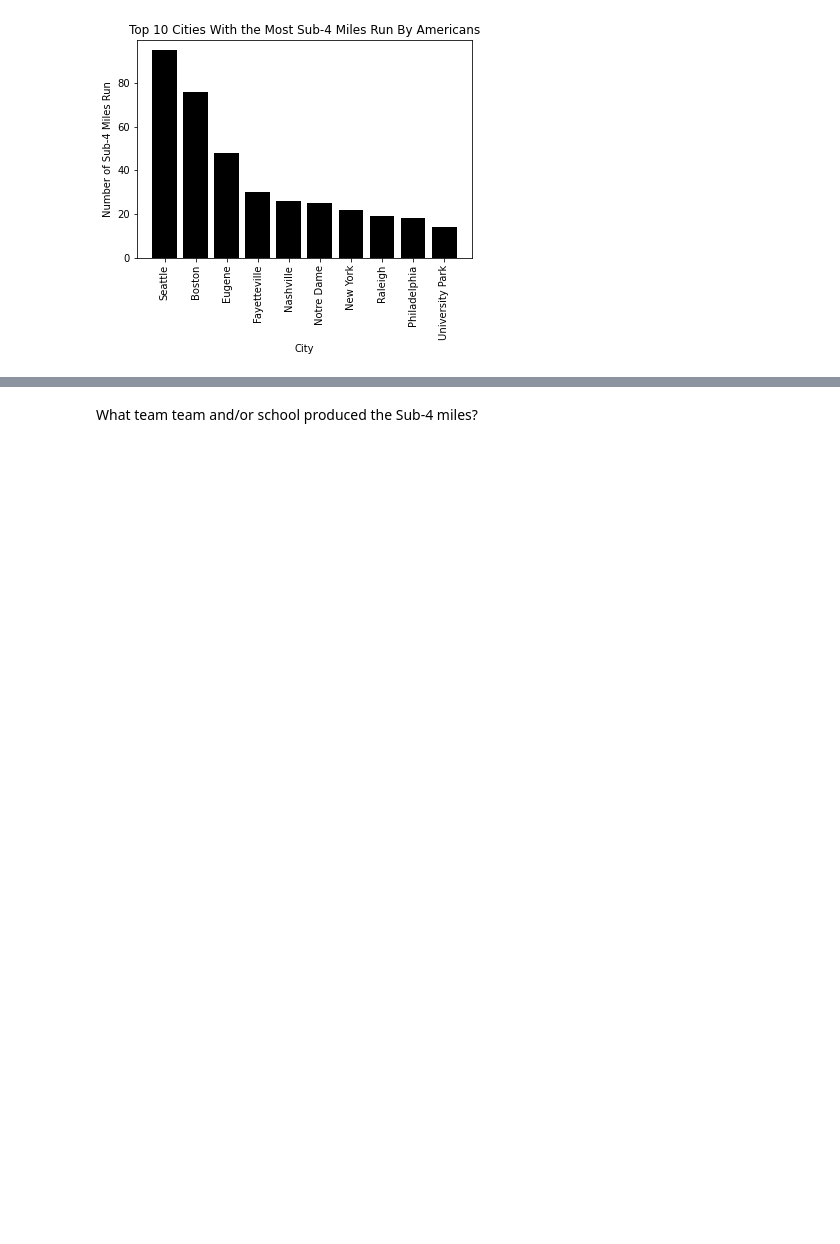
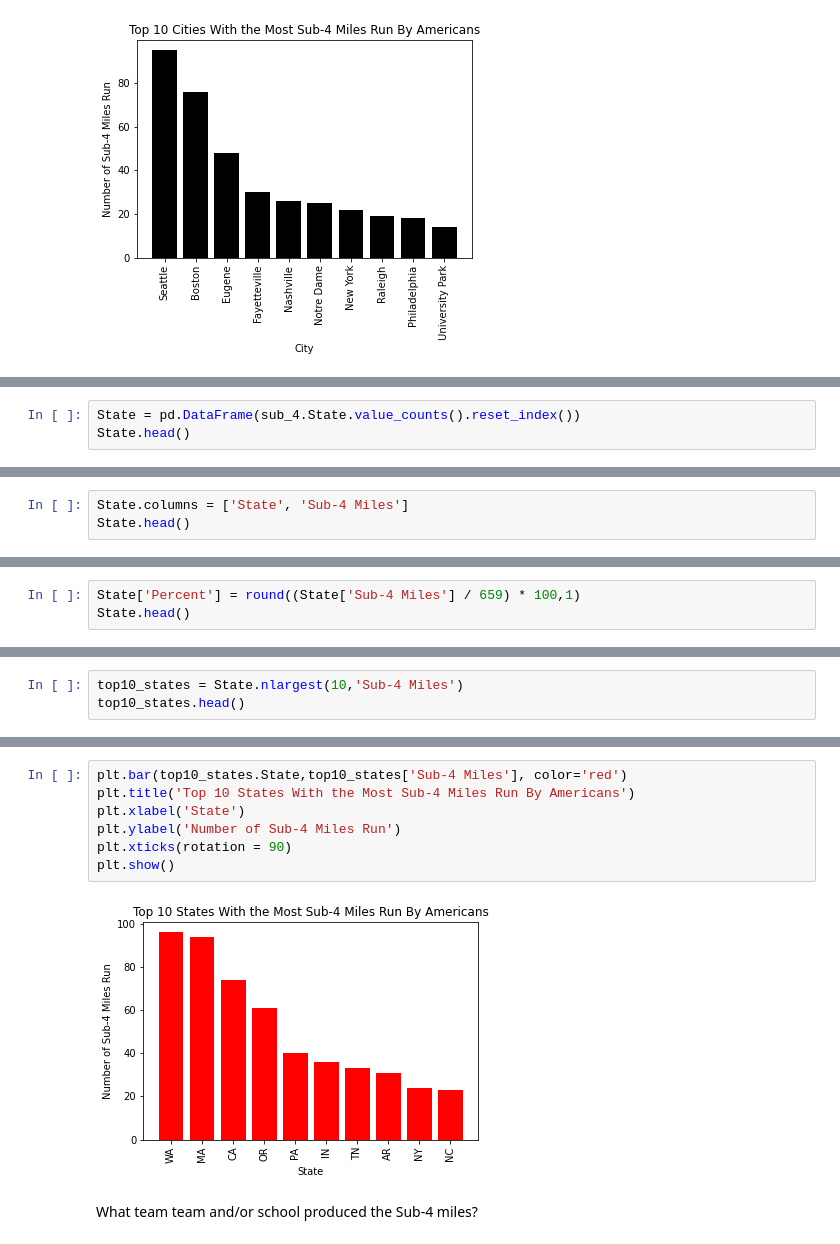
Before and after one commit to LJRollerII/United_States_Sub_4_Milers_Database, a Jupyter notebook: notebooks/Sub_4_Miler_Analysis.ipynb, the cells around one changed output, grey strips where cells are left out. Saved outputs shown, nothing was run; the diff lists cells and outputs as text; blank space fills up the shorter version.

Commit message:
Added state analysis and father son duo information.

```diff
--- a/notebooks/Sub_4_Miler_Analysis.ipynb
+++ b/notebooks/Sub_4_Miler_Analysis.ipynb
@@ -356,0 +383,3 @@ plt.show()
+# %%
+State = pd.DataFrame(sub_4.State.value_counts().reset_index())
+State.head()
@@ -356,0 +393,3 @@ plt.show()
+# %%
+State.columns = ['State', 'Sub-4 Miles']
+State.head()
@@ -356,0 +403,3 @@ plt.show()
+# %%
+State['Percent'] = round((State['Sub-4 Miles'] / 659) * 100,1)
+State.head()
@@ -356,0 +413,3 @@ plt.show()
+# %%
+top10_states = State.nlargest(10,'Sub-4 Miles')
+top10_states.head()
@@ -357,3 +423,12 @@ plt.show()
+# %%
+plt.bar(top10_states.State,top10_states['Sub-4 Miles'], color='red')
+plt.title('Top 10 States With the Most Sub-4 Miles Run By Americans')
+plt.xlabel('State')
+plt.ylabel('Number of Sub-4 Miles Run')
+plt.xticks(rotation = 90)
+plt.show()
+# %% [output]
+[figure, added]
 # %% [markdown]
 What team team and/or school produced the Sub-4 miles?
 # %%
```
Also changed, not shown: parts of 16 cells of this notebook, 1 other file.
